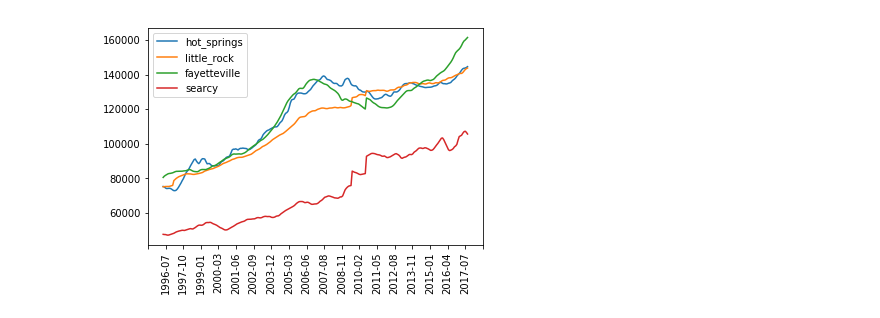
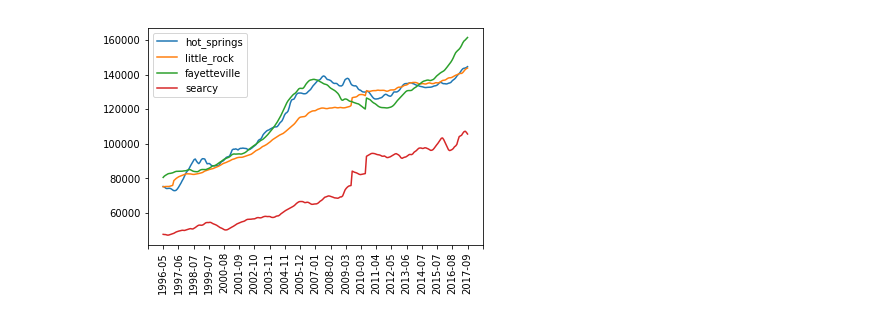
Before and after one commit to jeff1evesque/ist-718-lab, a Jupyter notebook: lab2/assignment.ipynb, the cells around one changed output. Cells and saved outputs as stored; diff of their text form; code cells hidden in the pictures.

```diff
--- a/lab2/assignment.ipynb
+++ b/lab2/assignment.ipynb
@@ -53,20 +31,20 @@ print(hot_springs)
 # %%
 # timeseries plot
 fig, ax = plt.subplots()
 ax.plot(hot_springs[date_columns].mean(), linestyle='solid')
 ax.plot(little_rock[date_columns].mean(), linestyle='solid')
 ax.plot(fayetteville[date_columns].mean(), linestyle='solid')
 ax.plot(searcy[date_columns].mean(), linestyle='solid')
 
 # decrease ticks
 xmin, xmax = ax.get_xlim()
-ax.set_xticks(np.round(np.linspace(xmin, xmax, 20), 2))
+ax.set_xticks(np.round(np.linspace(xmin, xmax, 23), 2))
 
 # rotate ticks + show legend
 plt.xticks(rotation=90)
 plt.gca().legend(('hot_springs', 'little_rock', 'fayetteville', 'searcy'))
 
 # show overall plot
 plt.show()
 # %% [output]
-[figure, old version]
+[figure, new version]
```
Also changed, not shown: parts of 1 cell of this notebook.
